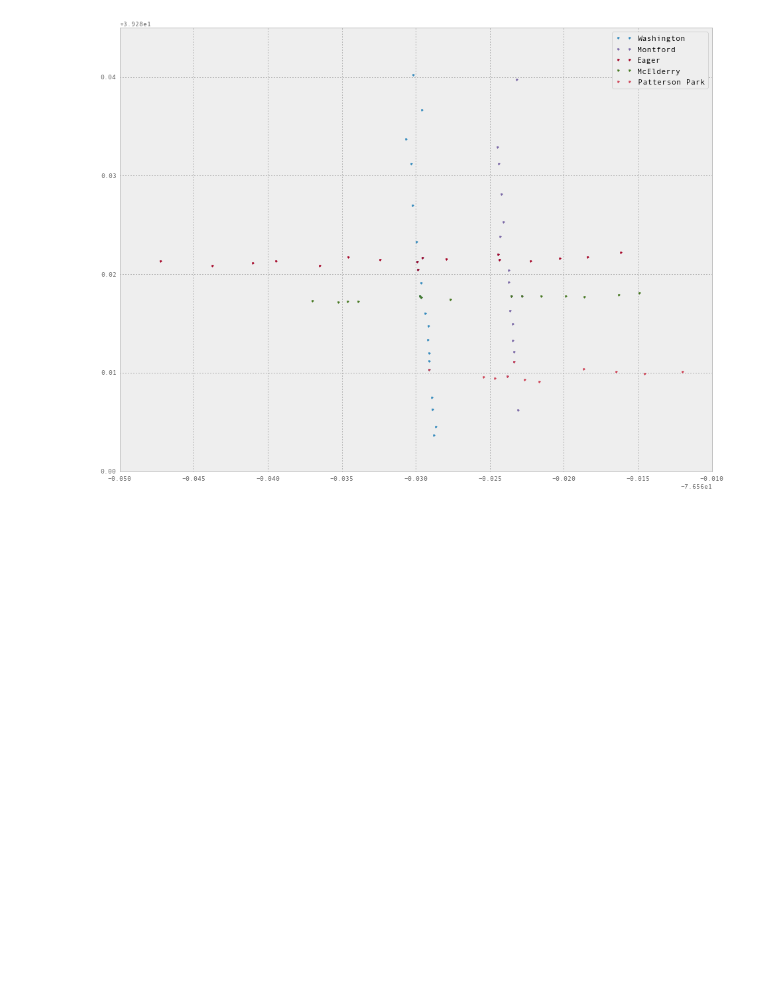
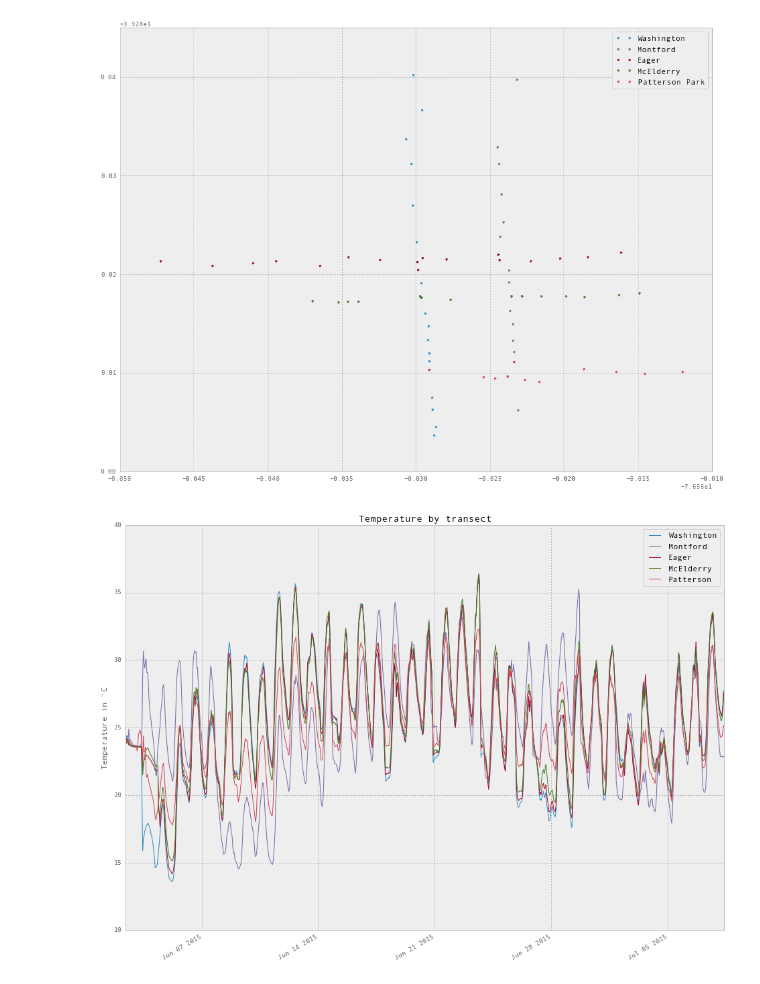
Before and after one commit to gottscott/cityheat, a Jupyter notebook: Bmore/ibuttonimport.ipynb, the cells around one changed output. Saved outputs shown, nothing was run; the diff lists cells and outputs as text; code cells hidden in the pictures; blank space fills up the shorter version.

```diff
--- a/Bmore/ibuttonimport.ipynb
+++ b/Bmore/ibuttonimport.ipynb
@@ -220,6 +220,9 @@ patterson = np.where((39.2881456  < meta['location:Latitude']) & (meta['location
 
 washSensors = meta['sensornumber'].values[wash]
 montSensors = meta['sensornumber'].values[mont]
+eagerSensors = meta['sensornumber'].values[eager]
+mcelderrySensors = meta['sensornumber'].values[mcelderry]
+pattersonSensors = meta['sensornumber'].values[patterson]
 
 print washSensors, montSensors
 plt.plot(meta['location:Longitude'].values[wash], meta['location:Latitude'].values[wash], '.', label = 'Washington')
@@ -234,3 +237,16 @@ plt.legend()
  122 123 129 130] [ 3  4  5  7  9 11 12 13 15 17 18 19 21 29 36 37 46 52 69]
 <matplotlib.legend.Legend at 0x...>
 [figure]
+# %%
+tempDF[washSensors.astype(int)].mean(axis=1).plot(label = 'Washington')
+tempDF[montSensors.astype(int)].mean(axis=1).plot(label = 'Montford')
+tempDF[eagerSensors.astype(int)].mean(axis=1).plot(label = 'Eager')
+tempDF[mcelderrySensors.astype(int)].mean(axis=1).plot(label = 'McElderry')
+tempDF[pattersonSensors.astype(int)].mean(axis=1).plot(label = 'Patterson')
+
+plt.legend()
+plt.title('Temperature by transect')
+plt.ylabel('Temperature in $^\circ $C')
+plt.show()
+# %% [output]
+[figure, added]
```
Also changed, not shown: parts of 5 cells of this notebook.
